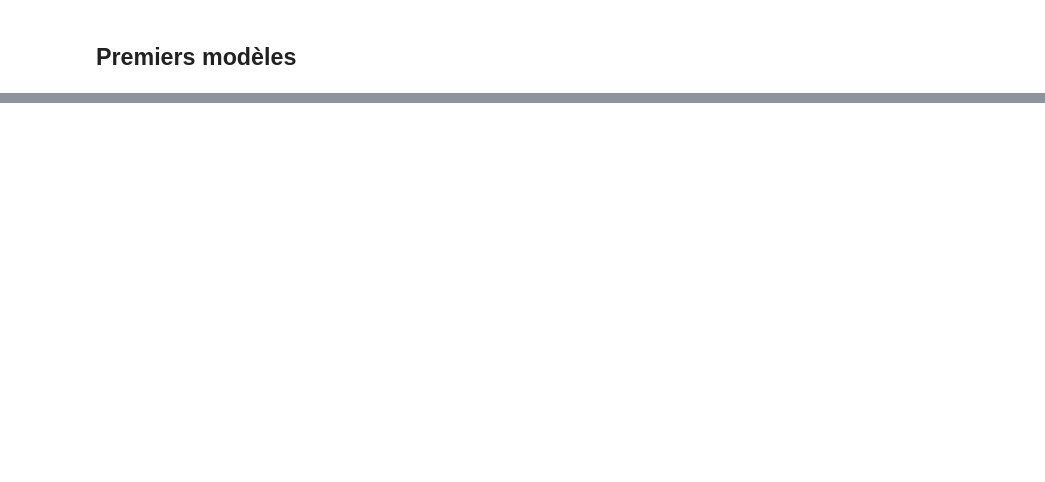
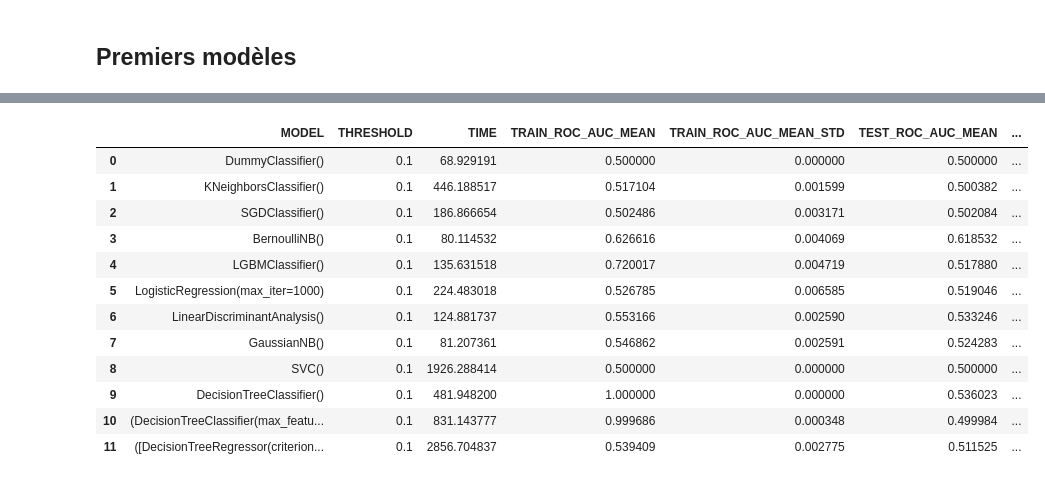
Before and after one commit to SandrineDumas/Projet_7_OCR, a Jupyter notebook: Notebook/Projet_7.ipynb, the cells around one changed output, grey strips where cells are left out. Drawn from its saved outputs; the diff is of its cells as text; code cells hidden in the pictures; blank space fills up the shorter version.

```diff
--- a/Notebook/Projet_7.ipynb
+++ b/Notebook/Projet_7.ipynb
@@ -977,3 +1628,19 @@ F2 : RFC 0.964 (0.011)
+# %%
+results
+# %% [output]
+|  | MODEL | THRESHOLD | TIME | TRAIN_ROC_AUC_MEAN | TRAIN_ROC_AUC_MEAN_STD | TEST_ROC_AUC_MEAN | ... |
+| 0 | DummyClassifier() | 0.1 | 68.929191 | 0.500000 | 0.000000 | 0.500000 | ... |
+| 1 | KNeighborsClassifier() | 0.1 | 446.188517 | 0.517104 | 0.001599 | 0.500382 | ... |
+| 2 | SGDClassifier() | 0.1 | 186.866654 | 0.502486 | 0.003171 | 0.502084 | ... |
+| 3 | BernoulliNB() | 0.1 | 80.114532 | 0.626616 | 0.004069 | 0.618532 | ... |
+| 4 | LGBMClassifier() | 0.1 | 135.631518 | 0.720017 | 0.004719 | 0.517880 | ... |
+| 5 | LogisticRegression(max_iter=1000) | 0.1 | 224.483018 | 0.526785 | 0.006585 | 0.519046 | ... |
+| 6 | LinearDiscriminantAnalysis() | 0.1 | 124.881737 | 0.553166 | 0.002590 | 0.533246 | ... |
+| 7 | GaussianNB() | 0.1 | 81.207361 | 0.546862 | 0.002591 | 0.524283 | ... |
+| 8 | SVC() | 0.1 | 1926.288414 | 0.500000 | 0.000000 | 0.500000 | ... |
+| 9 | DecisionTreeClassifier() | 0.1 | 481.948200 | 1.000000 | 0.000000 | 0.536023 | ... |
+| 10 | (DecisionTreeClassifier(max_featu... | 0.1 | 831.143777 | 0.999686 | 0.000348 | 0.499984 | ... |
+| 11 | ([DecisionTreeRegressor(criterion... | 0.1 | 2856.704837 | 0.539409 | 0.002775 | 0.511525 | ... |
 # %%
 fig = plt.figure(figsize = (8,5))
 
```
Also changed, not shown: parts of 257 cells of this notebook.
